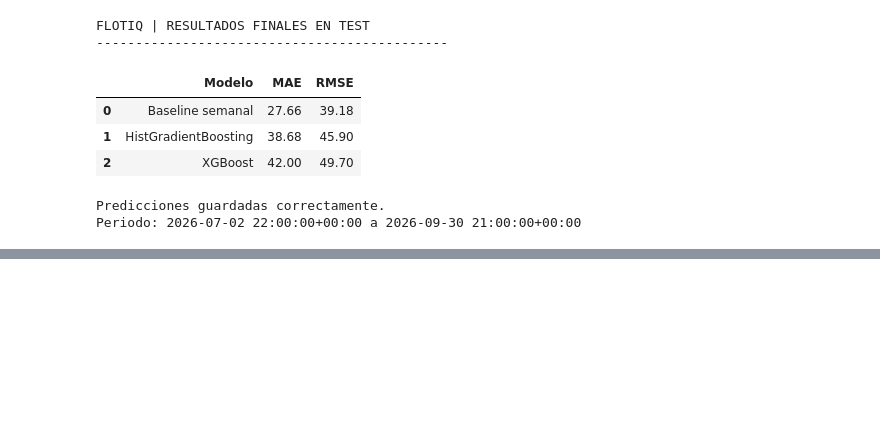
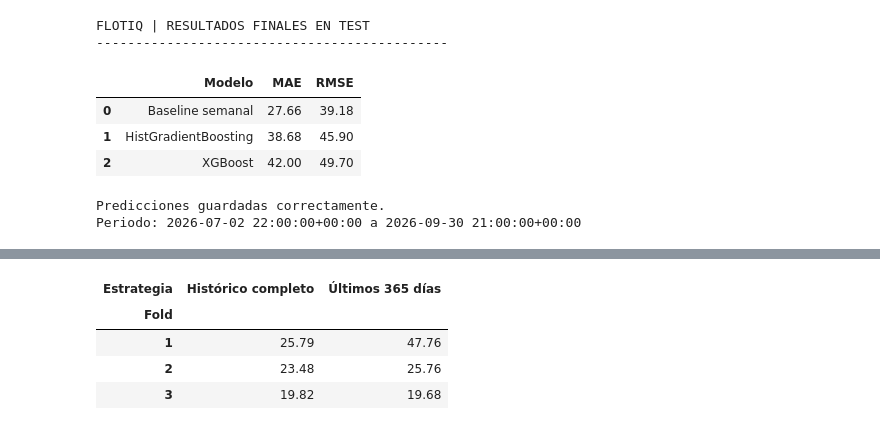
Before and after one commit to contactodiegovega/FlotIQ, a Jupyter notebook: notebooks/03_modelos_prediccion.ipynb, the cells around one changed output, grey strips where cells are left out. Drawn from its saved outputs; the diff is of its cells as text; code cells hidden in the pictures; blank space fills up the shorter version.

```diff
--- a/notebooks/03_modelos_prediccion.ipynb
+++ b/notebooks/03_modelos_prediccion.ipynb
@@ -685,0 +818,91 @@ Periodo: 2026-07-02 22:00:00+00:00 a 2026-09-30 21:00:00+00:00
+# %%
+
+# FLOTIQ | ENTRENAMIENTO RECIENTE VS HISTÓRICO
+# ============================================
+
+from sklearn.base import clone
+
+resultados_ventanas = []
+
+DIAS_VALIDACION = 60
+NUM_FOLDS = 3
+
+for fold in range(NUM_FOLDS):
+
+    inicio_val = (
+        test_start
+        - pd.Timedelta(
+            days=(NUM_FOLDS - fold) * DIAS_VALIDACION
+        )
+    )
+
+    fin_val = (
+        inicio_val
+        + pd.Timedelta(days=DIAS_VALIDACION)
+    )
+
+    datos_val = df[
+        (df["datetime_utc"] >= inicio_val)
+        & (df["datetime_utc"] < fin_val)
+    ].copy()
+
+    # Dos estrategias de entrenamiento
+    estrategias = {
+        "Histórico completo": df[
+            df["datetime_utc"] < inicio_val
+        ],
+        "Últimos 365 días": df[
+            (df["datetime_utc"] >=
+             inicio_val - pd.Timedelta(days=365))
+            & (df["datetime_utc"] < inicio_val)
+        ],
+    }
+
+    for nombre, datos_train in estrategias.items():
+
+        modelo = clone(mejor_hgb)
+
+        modelo.fit(
+            datos_train[FEATURES],
+            datos_train[TARGET]
+        )
+
+        predicciones = modelo.predict(
+            datos_val[FEATURES]
+        )
+
+        mae = mean_absolute_error(
+            datos_val[TARGET],
+            predicciones
+        )
+
+        resultados_ventanas.append({
+            "Fold": fold + 1,
+            "Estrategia": nombre,
+            "MAE": mae,
+            "Filas entrenamiento": len(datos_train),
+        })
+
+resultados_ventanas_df = pd.DataFrame(
+    resultados_ventanas
+)
+
+print("COMPARACIÓN POR VENTANA")
+
+display(
+    resultados_ventanas_df.pivot(
+        index="Fold",
+        columns="Estrategia",
+        values="MAE"
+    ).round(2)
+)
+
+print("\nMAE MEDIO")
+
+display(
+    resultados_ventanas_df
+    .groupby("Estrategia")["MAE"]
+    .agg(["mean", "std"])
+    .round(2)
+)
+# %% [output]
@@ -685,0 +910,5 @@ Periodo: 2026-07-02 22:00:00+00:00 a 2026-09-30 21:00:00+00:00
+| Estrategia | Histórico completo | Últimos 365 días |
+| Fold |  |  |
+| 1 | 25.79 | 47.76 |
+| 2 | 23.48 | 25.76 |
+| 3 | 19.82 | 19.68 |
```
Also changed, not shown: parts of 8 cells of this notebook, 1 other file.
